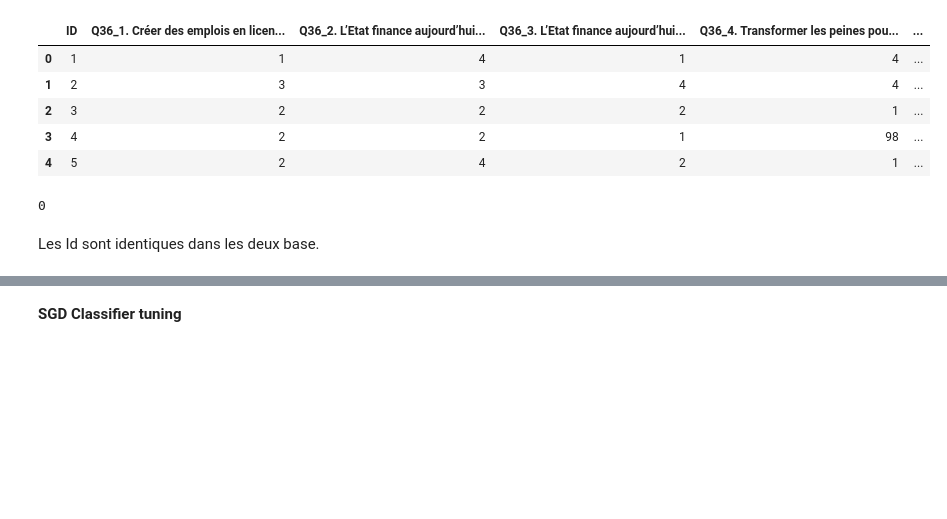
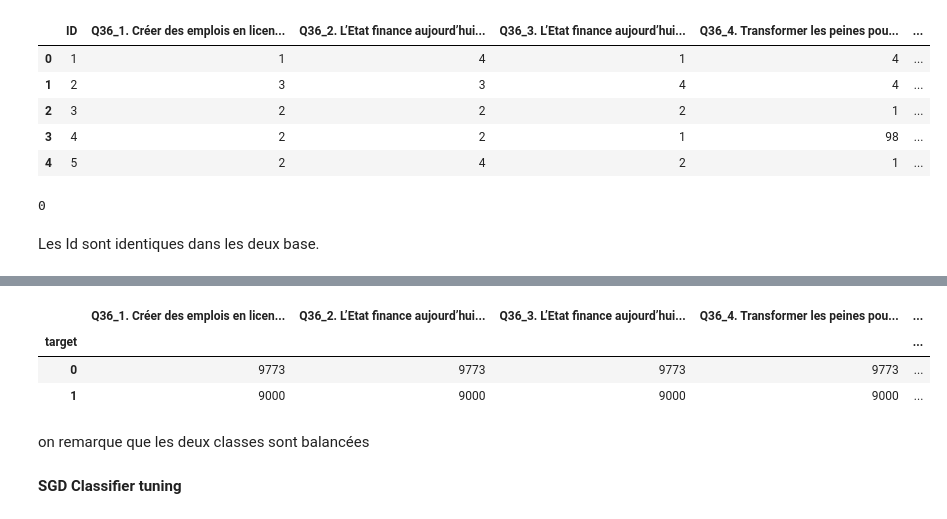
Before and after one commit to med-tz/elelction_Tunisie, a Jupyter notebook: Copie_de_Source.ipynb, the cells around one changed output, grey strips where cells are left out. Cells and saved outputs as stored; diff of their text form; code cells hidden in the pictures; blank space fills up the shorter version.

```diff
--- a/Copie_de_Source.ipynb
+++ b/Copie_de_Source.ipynb
@@ -1173,3 +1167,12 @@ Base2
+# %%
+Base2.groupby("target").count()
+# %% [output]
+|  | Q36_1. Créer des emplois en licen... | Q36_2. L’Etat finance aujourd’hui... | Q36_3. L’Etat finance aujourd’hui... | Q36_4. Transformer les peines pou... | ... |
+| target |  |  |  |  | ... |
+| 0 | 9773 | 9773 | 9773 | 9773 | ... |
+| 1 | 9000 | 9000 | 9000 | 9000 | ... |
+# %% [markdown]
+on remarque que les deux classes sont balancées
 # %%
 #Thelist=list(Base2.columns)
 #Thelist.remove('target')
```
Also changed, not shown: parts of 25 cells of this notebook.
